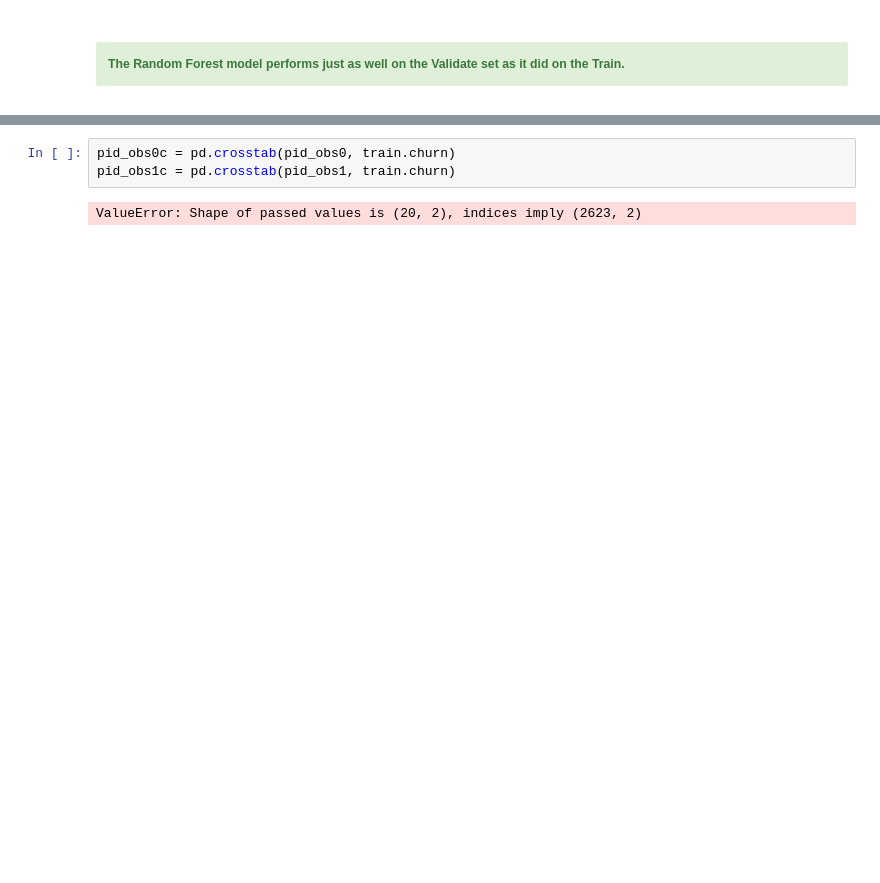
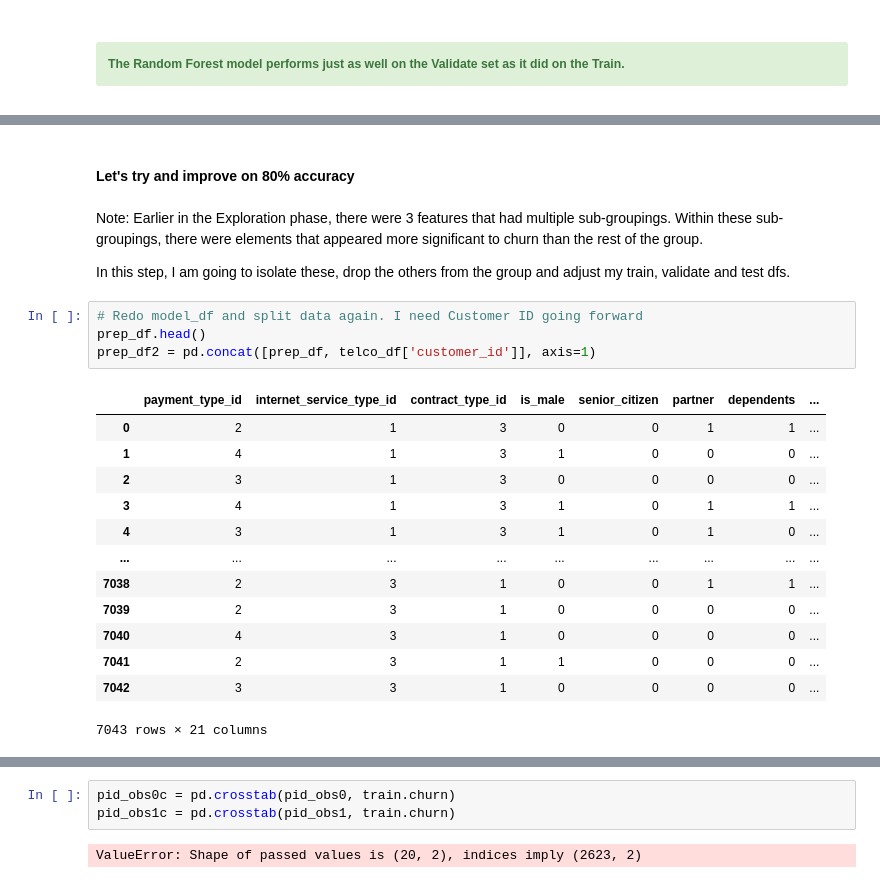
Before and after one commit to albertopuentes/Classification-Project---To-Churn-or-Not-To-Churn, a Jupyter notebook: classification_project.ipynb, the cells around one changed output, grey strips where cells are left out. Drawn from its saved outputs; the diff is of its cells as text; blank space fills up the shorter version.

```diff
--- a/classification_project.ipynb
+++ b/classification_project.ipynb
@@ -1411,0 +1403,24 @@ weighted avg       0.77      0.78      0.75      1691
+# %% [markdown]
+#### Let's try and improve on 80% accuracy
+# %% [markdown]
+Note: Earlier in the Exploration phase, there were 3 features that had multiple sub-groupings.  Within these sub-groupings, there were elements that appeared more significant to churn than the rest of the group.
+
+In this step, I am going to isolate these, drop the others from the group and adjust my train, validate and test dfs.
+# %%
+# Redo model_df and split data again. I need Customer ID going forward
+prep_df.head()
+prep_df2 = pd.concat([prep_df, telco_df['customer_id']], axis=1)
+# %% [output]
+|  | payment_type_id | internet_service_type_id | contract_type_id | is_male | senior_citizen | partner | dependents | ... |
+| 0 | 2 | 1 | 3 | 0 | 0 | 1 | 1 | ... |
+| 1 | 4 | 1 | 3 | 1 | 0 | 0 | 0 | ... |
+| 2 | 3 | 1 | 3 | 0 | 0 | 0 | 0 | ... |
+| 3 | 4 | 1 | 3 | 1 | 0 | 1 | 1 | ... |
+| 4 | 3 | 1 | 3 | 1 | 0 | 1 | 0 | ... |
+| ... | ... | ... | ... | ... | ... | ... | ... | ... |
+| 7038 | 2 | 3 | 1 | 0 | 0 | 1 | 1 | ... |
+| 7039 | 2 | 3 | 1 | 0 | 0 | 0 | 0 | ... |
+| 7040 | 4 | 3 | 1 | 0 | 0 | 0 | 0 | ... |
+| 7041 | 2 | 3 | 1 | 1 | 0 | 0 | 0 | ... |
+| 7042 | 3 | 3 | 1 | 0 | 0 | 0 | 0 | ... |
+7043 rows × 21 columns
```
Also changed, not shown: parts of 8 cells of this notebook.
